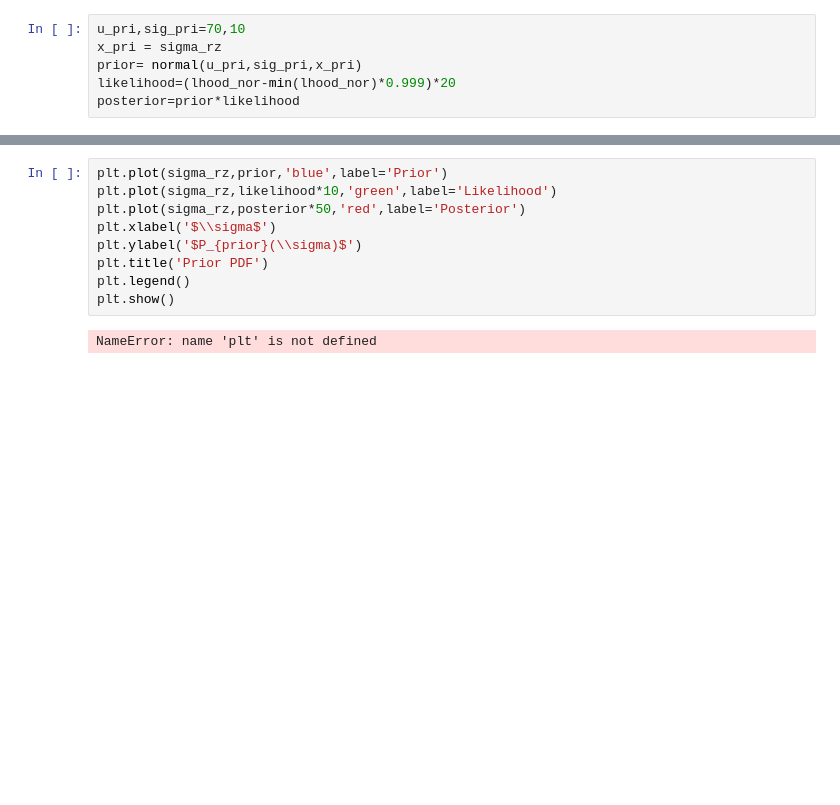
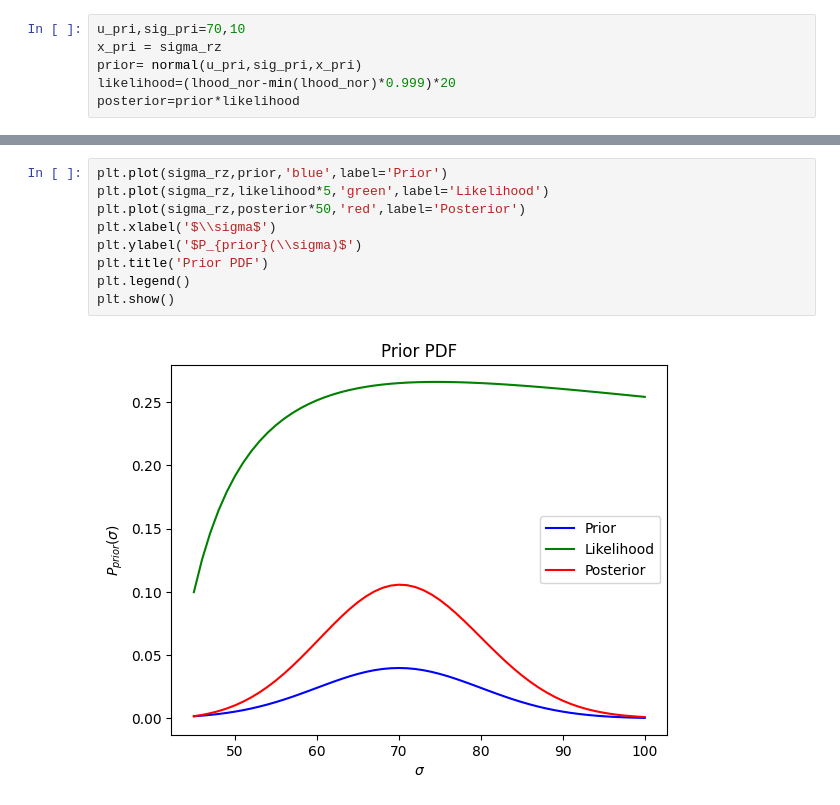
Before and after one commit to Lomolanisgo/Bayesian_PendantDrop_Tensiometry, a Jupyter notebook: pendantdrop_BI copy.ipynb, the cells around one changed output, grey strips where cells are left out. Saved outputs shown, nothing was run; the diff lists cells and outputs as text; blank space fills up the shorter version.

```diff
--- a/pendantdrop_BI copy.ipynb
+++ b/pendantdrop_BI copy.ipynb
@@ -326,11 +328,11 @@ print(sigma_rz[posterior.argmax()],sigma_rz[likelihood.argmax()])
 # %%
 plt.plot(sigma_rz,prior,'blue',label='Prior')
-plt.plot(sigma_rz,likelihood*10,'green',label='Likelihood')
+plt.plot(sigma_rz,likelihood*5,'green',label='Likelihood')
 plt.plot(sigma_rz,posterior*50,'red',label='Posterior')
 plt.xlabel('$\\sigma$')
 plt.ylabel('$P_{prior}(\\sigma)$')
 plt.title('Prior PDF')
 plt.legend()
 plt.show()
 # %% [output]
-NameError: name 'plt' is not defined
+[figure, added]
```
Also changed, not shown: parts of 5 cells of this notebook.
